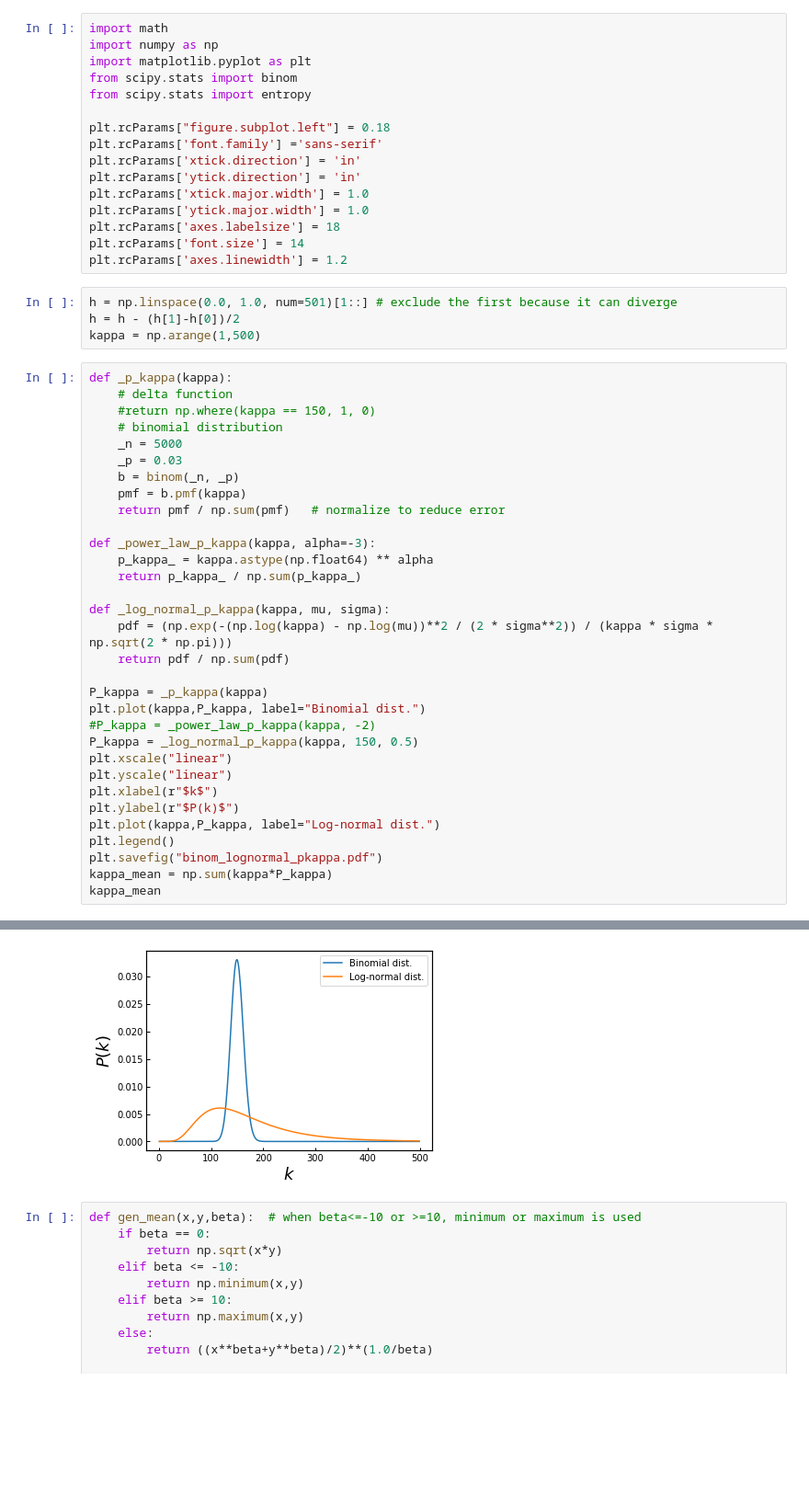
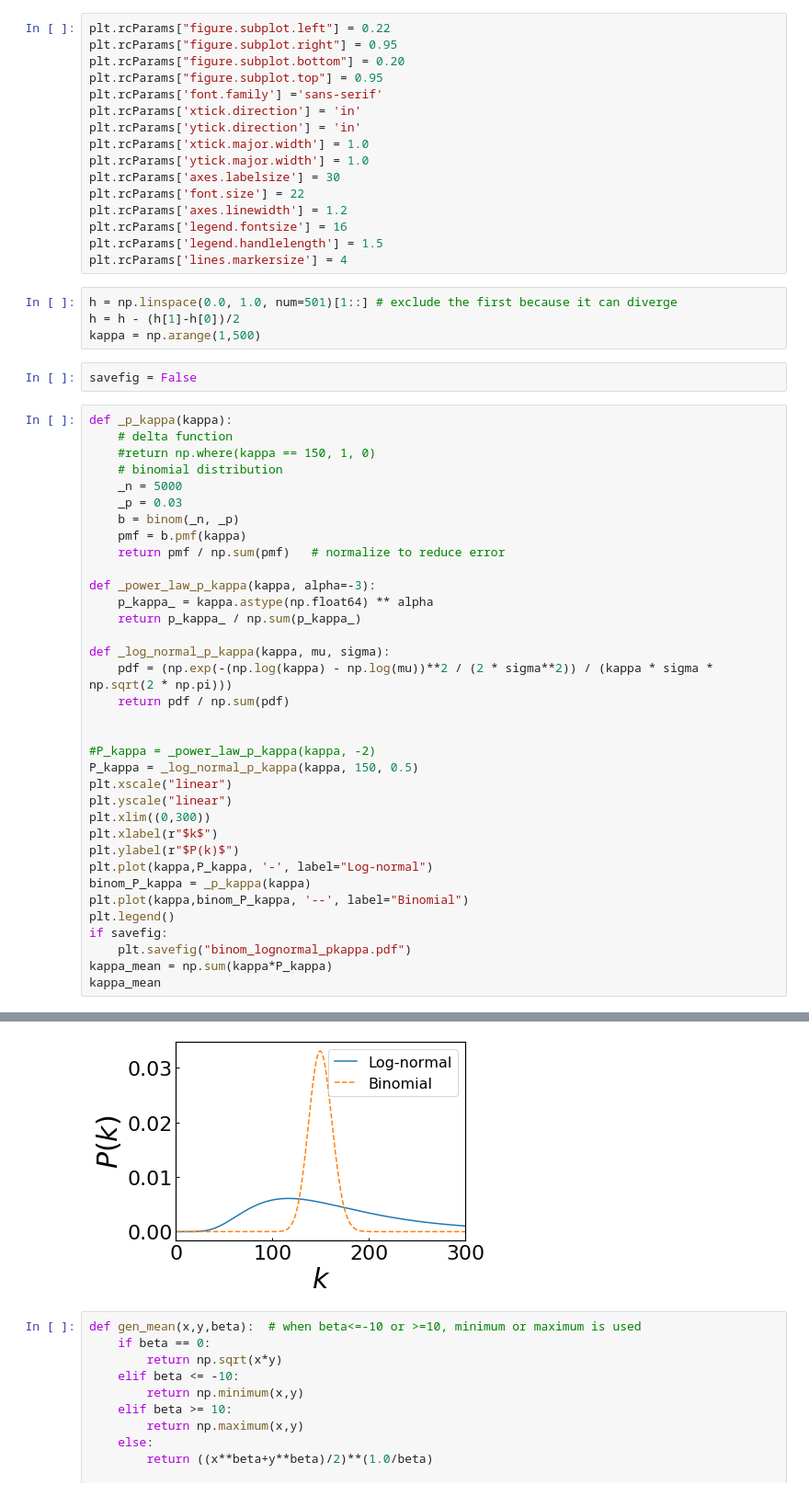
Before and after one commit to yohm/sim_sampling_analysis, a Jupyter notebook: _Appendix_OrgnetDependencyLognormal.ipynb, the cells around one changed output, grey strips where cells are left out. Shown at 92% size. Drawn from its saved outputs; the diff is of its cells as text; blank space fills up the shorter version.

Commit message:
updated the lognormal P_kappa

```diff
--- a/_Appendix_OrgnetDependencyLognormal.ipynb
+++ b/_Appendix_OrgnetDependencyLognormal.ipynb
@@ -1,58 +7,63 @@
 # %%
-import math
-import numpy as np
-import matplotlib.pyplot as plt
-from scipy.stats import binom
-from scipy.stats import entropy
-
-plt.rcParams["figure.subplot.left"] = 0.18
+plt.rcParams["figure.subplot.left"] = 0.22
+plt.rcParams["figure.subplot.right"] = 0.95
+plt.rcParams["figure.subplot.bottom"] = 0.20
+plt.rcParams["figure.subplot.top"] = 0.95
 plt.rcParams['font.family'] ='sans-serif'
 plt.rcParams['xtick.direction'] = 'in'
 plt.rcParams['ytick.direction'] = 'in'
 plt.rcParams['xtick.major.width'] = 1.0
 plt.rcParams['ytick.major.width'] = 1.0
-plt.rcParams['axes.labelsize'] = 18
-plt.rcParams['font.size'] = 14
+plt.rcParams['axes.labelsize'] = 30
+plt.rcParams['font.size'] = 22
 plt.rcParams['axes.linewidth'] = 1.2
+plt.rcParams['legend.fontsize'] = 16
+plt.rcParams['legend.handlelength'] = 1.5
+plt.rcParams['lines.markersize'] = 4
 # %%
 h = np.linspace(0.0, 1.0, num=501)[1::] # exclude the first because it can diverge
 h = h - (h[1]-h[0])/2
 kappa = np.arange(1,500)
+# %%
+savefig = False
 # %%
 def _p_kappa(kappa):
     # delta function
     #return np.where(kappa == 150, 1, 0)
     # binomial distribution
     _n = 5000
     _p = 0.03
     b = binom(_n, _p)
     pmf = b.pmf(kappa)
     return pmf / np.sum(pmf)   # normalize to reduce error
 
 def _power_law_p_kappa(kappa, alpha=-3):
     p_kappa_ = kappa.astype(np.float64) ** alpha
     return p_kappa_ / np.sum(p_kappa_)
 
 def _log_normal_p_kappa(kappa, mu, sigma):
     pdf = (np.exp(-(np.log(kappa) - np.log(mu))**2 / (2 * sigma**2)) / (kappa * sigma * np.sqrt(2 * np.pi)))
     return pdf / np.sum(pdf)
 
-P_kappa = _p_kappa(kappa)
-plt.plot(kappa,P_kappa, label="Binomial dist.")
+
 #P_kappa = _power_law_p_kappa(kappa, -2)
 P_kappa = _log_normal_p_kappa(kappa, 150, 0.5)
 plt.xscale("linear")
 plt.yscale("linear")
+plt.xlim((0,300))
 plt.xlabel(r"$k$")
 plt.ylabel(r"$P(k)$")
-plt.plot(kappa,P_kappa, label="Log-normal dist.")
+plt.plot(kappa,P_kappa, '-', label="Log-normal")
+binom_P_kappa = _p_kappa(kappa)
+plt.plot(kappa,binom_P_kappa, '--', label="Binomial")
 plt.legend()
-plt.savefig("binom_lognormal_pkappa.pdf")
+if savefig:
+    plt.savefig("binom_lognormal_pkappa.pdf")
 kappa_mean = np.sum(kappa*P_kappa)
 kappa_mean
 # %% [output]
 166.50006796370826
-[figure, old version]
+[figure, new version]
 # %%
 def gen_mean(x,y,beta):  # when beta<=-10 or >=10, minimum or maximum is used
     if beta == 0:
```
Also changed, not shown: parts of 16 cells of this notebook.
